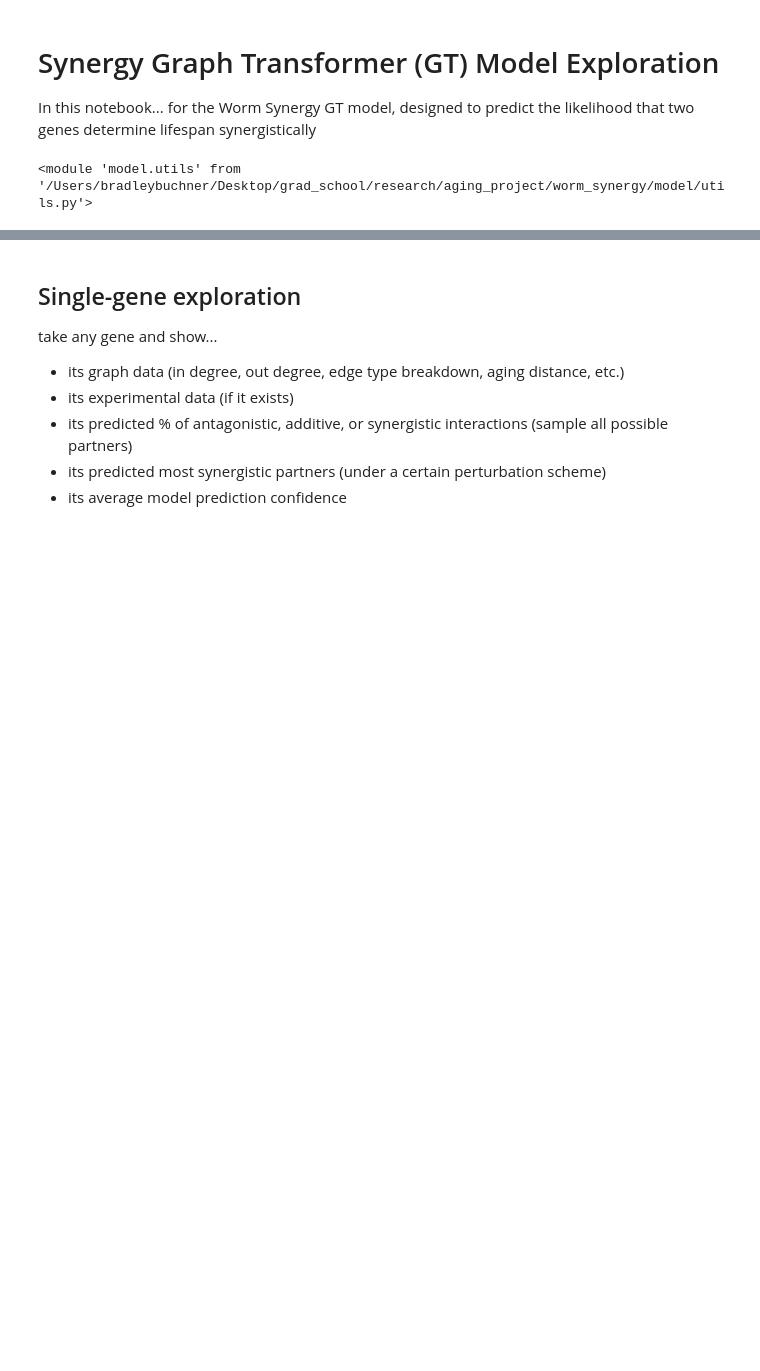
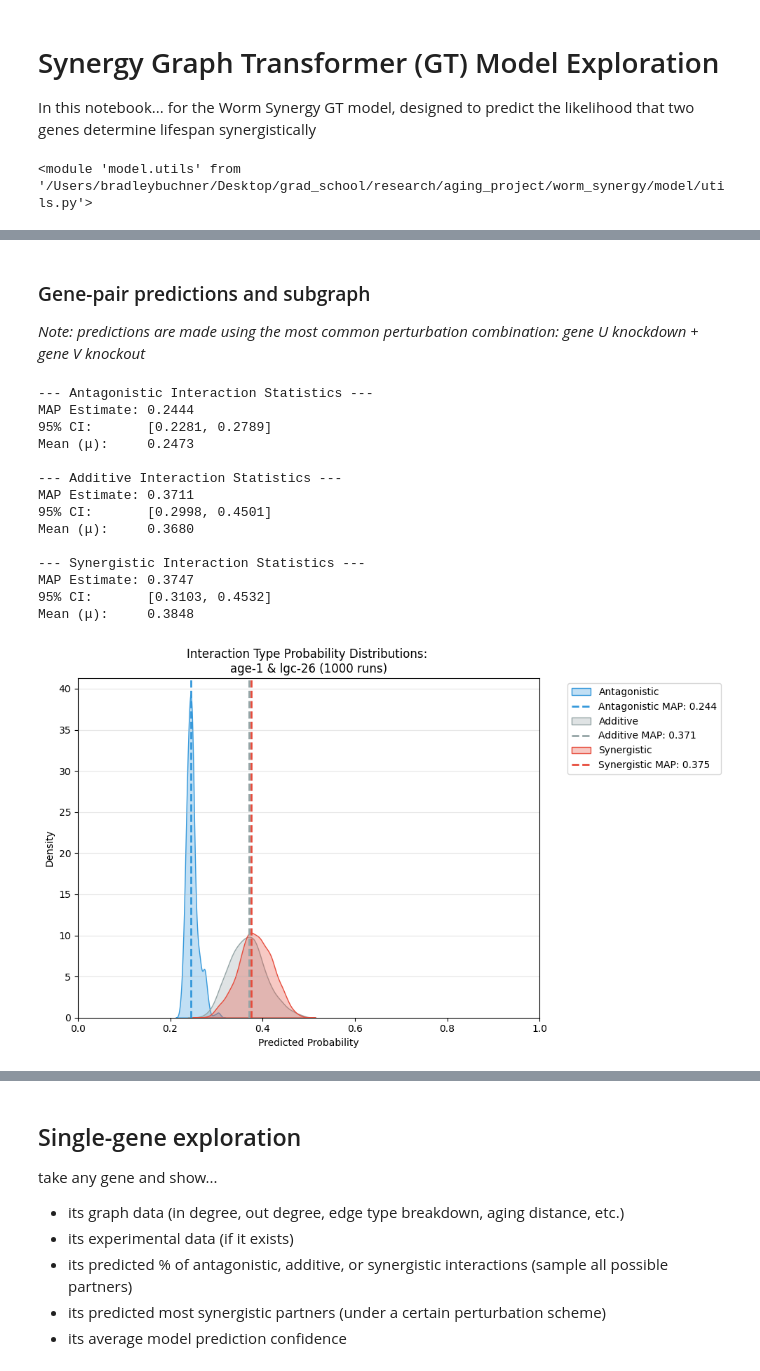
Before and after one commit to Bradley-Buchner/worm_synergy, a Jupyter notebook: notebooks/model_exploration.ipynb, the cells around one changed output, grey strips where cells are left out. Drawn from its saved outputs; the diff is of its cells as text; code cells hidden in the pictures; blank space fills up the shorter version.

Commit message:
Enhance pair and single-gene exploration code

```diff
--- a/notebooks/model_exploration.ipynb
+++ b/notebooks/model_exploration.ipynb
@@ -49,0 +98,38 @@ take any pair of genes (and perturbations) and show...
+# %%
+gene_u = "age-1"
+gene_v = "lgc-26"
+gene_u_id = node2id[gene_u]
+gene_v_id = node2id[gene_v]
+inference_pairs = [(gene_u_id, gene_v_id)]
+
+pre_configs = {
+    'max_spd': spd_tensor.max().item(),
+    'max_dist_uv': spd_tensor.max().item(),
+    'k_hop': 1,
+    'sampling_mode': 'union',
+    'target_subgraph_size': 0,
+    'max_in_degree': max_degree,
+    'max_out_degree': max_degree,
+    'num_degree_bins': 5,
+    'attributes_dir': '../data/graph_transformer',
+    'output_path': None,
+    'device': 'cpu'
+}
+
+pert_a_max = data.pair_pert_group_index[1].max().item()
+pert_b_max = data.pair_pert_group_index[3].max().item()
+pert_padding = max(pert_a_max, pert_b_max) + 1
+collate_fn_configs = {
+    'node_ids': data.num_nodes,
+    'node_perturbations': pert_padding,
+    'in_degree': max_degree + 1,
+    'out_degree': max_degree + 1,
+    'dist_to_u': spd_tensor.max().item() + 1,
+    'dist_to_v': spd_tensor.max().item() + 1,
+    'pairwise_dist': spd_tensor.max().item() + 1,
+    'adj_matrix': data.edge_type.max().item() + 1,
+    'average_edge_type_encoding': data.edge_type.max().item() + 1,
+    'lifespan_dist': data.lifespan_dist.max().item() + 1
+}
+
+inference_loader, inference_subgraph = get_loader_inference(data, inference_pairs, preprocessor_fn=preprocess_and_save_subgraphs_graphormer, preprocessor_fn_configs=pre_configs, dataset_cls=PairSubgraphDataset, collate_fn=graphormer_collate_fn, collate_fn_configs=collate_fn_configs, batch_size=32)
@@ -49,0 +144,26 @@ take any pair of genes (and perturbations) and show...
+# %% [markdown]
+### Gene-pair predictions and subgraph
+*Note: predictions are made using the most common perturbation combination: gene U knockdown + gene V knockout*
+# %%
+# Get a distribution of predictions for the gene pair using MC dropout sampling
+samples = 1000
+results = predict_with_mc_dropout(model_loaded, inference_loader, num_samples=samples, device=device)
+
+# Visualize results for the first pair in the loader
+plot_uncertainty_densities(results[0], pair_name=f"\n{gene_u} & {gene_v} ({samples} runs)")
+# %% [output]
+--- Antagonistic Interaction Statistics ---
+MAP Estimate: 0.2444
+95% CI:       [0.2281, 0.2789]
+Mean (μ):     0.2473
+
+--- Additive Interaction Statistics ---
+MAP Estimate: 0.3711
+95% CI:       [0.2998, 0.4501]
+Mean (μ):     0.3680
+
+--- Synergistic Interaction Statistics ---
+MAP Estimate: 0.3747
+95% CI:       [0.3103, 0.4532]
+Mean (μ):     0.3848
+[figure, added]
```
Also changed, not shown: parts of 11 cells of this notebook.
